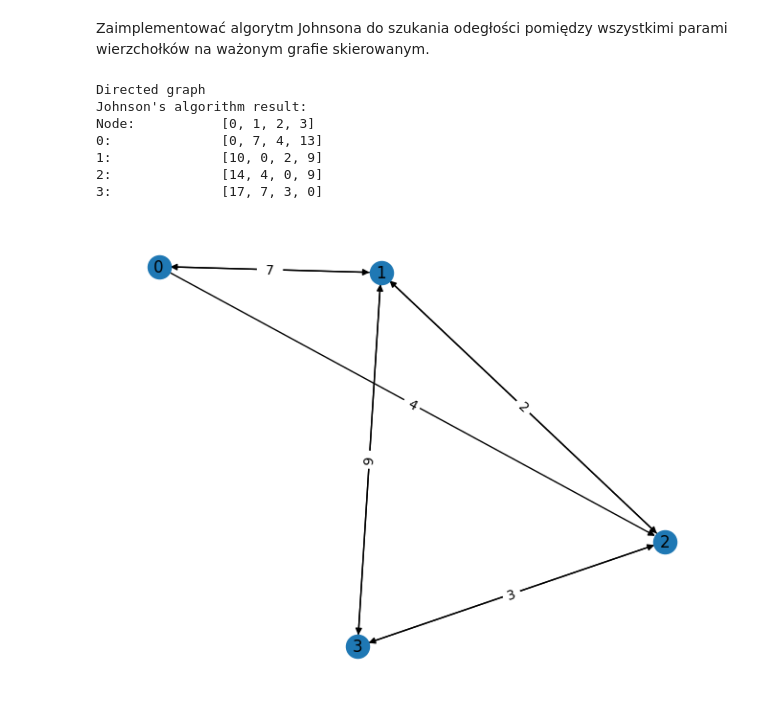
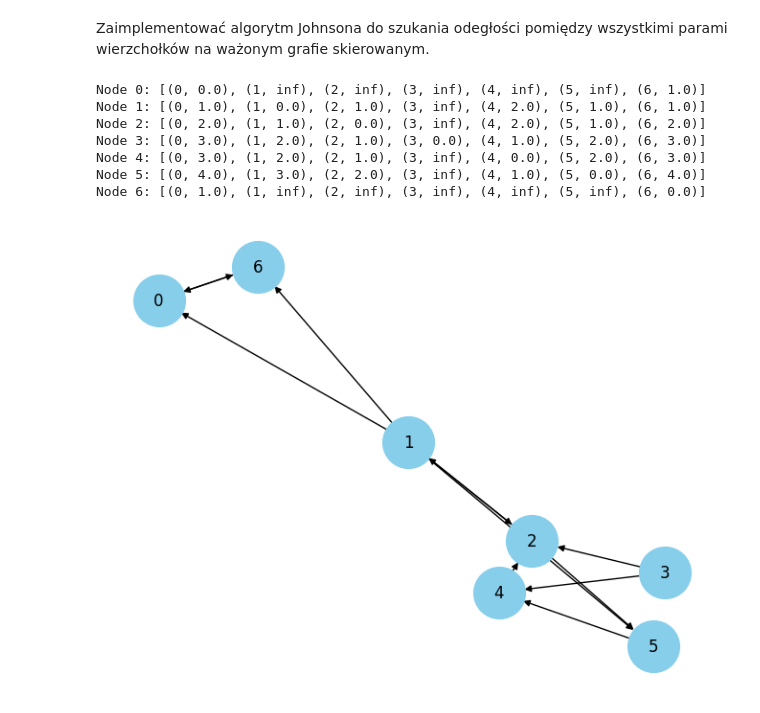
Before and after one commit to AleksanderSieklinski/Graphs_Projects, a Jupyter notebook: lab4_4.ipynb, the cells around one changed output. Saved outputs shown, nothing was run; the diff lists cells and outputs as text; code cells hidden in the pictures.

```diff
--- a/lab4_4.ipynb
+++ b/lab4_4.ipynb
@@ -25,24 +25,18 @@ def johnson(self):
-# %%
-import lab34o as l1
-def main():
-    G = l1.MyGraph()
-    G.generate_random_weighted_graph(4, 0.5, directed=True)
-    print("Directed graph")
-    print("Johnson's algorithm result:")
-    johnson_result = G.johnson()
-    print("Node:\t\t",end="")
-    print(sorted(johnson_result.keys()))
-    for key in sorted(johnson_result.keys()):
-        print(key, ":\t\t", [dist for node, dist in sorted(johnson_result[key].items())],sep="")
-    G.print_graph()
-if __name__ == '__main__':
-    main()
-# %% [output]
-Directed graph
-Johnson's algorithm result:
-Node:           [0, 1, 2, 3]
-0:              [0, 7, 4, 13]
-1:              [10, 0, 2, 9]
-2:              [14, 4, 0, 9]
-3:              [17, 7, 3, 0]
-[figure, removed]
+# %%
+def johnson(self): #NEW
+    csr_adj_matrix = csr_matrix(self.adjacencyMatrix)
+    try:
+        dist_from_source, predecessors = bellman_ford(csr_adj_matrix, return_predecessors=True)
+    except Exception as e:
+        print("Graph contains a negative weight cycle")
+        return None
+    for i in range(self.adjacencyMatrix.shape[0]):
+        for j in range(self.adjacencyMatrix.shape[1]):
+            if self.adjacencyMatrix[i, j] != 0:
+                self.adjacencyMatrix[i, j] += dist_from_source[i, i] - dist_from_source[j, j]
+    D, predecessors = dijkstra(csr_adj_matrix, return_predecessors=True)
+    for i in range(D.shape[0]):
+        for j in range(D.shape[1]):
+            if D[i, j] != 0:
+                D[i, j] += dist_from_source[j, j] - dist_from_source[i, i]
+    return D
@@ -48,0 +115,19 @@ Node:           [0, 1, 2, 3]
+# %%
+def main():
+    graph = dGraph([[6],[0,2,5,6],[1,5],[2,4],[2],[4],[0]])
+    D = graph.johnson()
+    for i in range(D.shape[0]):
+        print(f"Node {i}: {[(j, D[i, j]) for j in range(D.shape[1])]}")
+    graph.visualize()
+
+if __name__ == '__main__':
+    main()
+# %% [output]
+Node 0: [(0, 0.0), (1, inf), (2, inf), (3, inf), (4, inf), (5, inf), (6, 1.0)]
+Node 1: [(0, 1.0), (1, 0.0), (2, 1.0), (3, inf), (4, 2.0), (5, 1.0), (6, 1.0)]
+Node 2: [(0, 2.0), (1, 1.0), (2, 0.0), (3, inf), (4, 2.0), (5, 1.0), (6, 2.0)]
+Node 3: [(0, 3.0), (1, 2.0), (2, 1.0), (3, 0.0), (4, 1.0), (5, 2.0), (6, 3.0)]
+Node 4: [(0, 3.0), (1, 2.0), (2, 1.0), (3, inf), (4, 0.0), (5, 2.0), (6, 3.0)]
+Node 5: [(0, 4.0), (1, 3.0), (2, 2.0), (3, inf), (4, 1.0), (5, 0.0), (6, 4.0)]
+Node 6: [(0, 1.0), (1, inf), (2, inf), (3, inf), (4, inf), (5, inf), (6, 0.0)]
+[figure, added]
```
Also changed, not shown: parts of 2 cells of this notebook.
